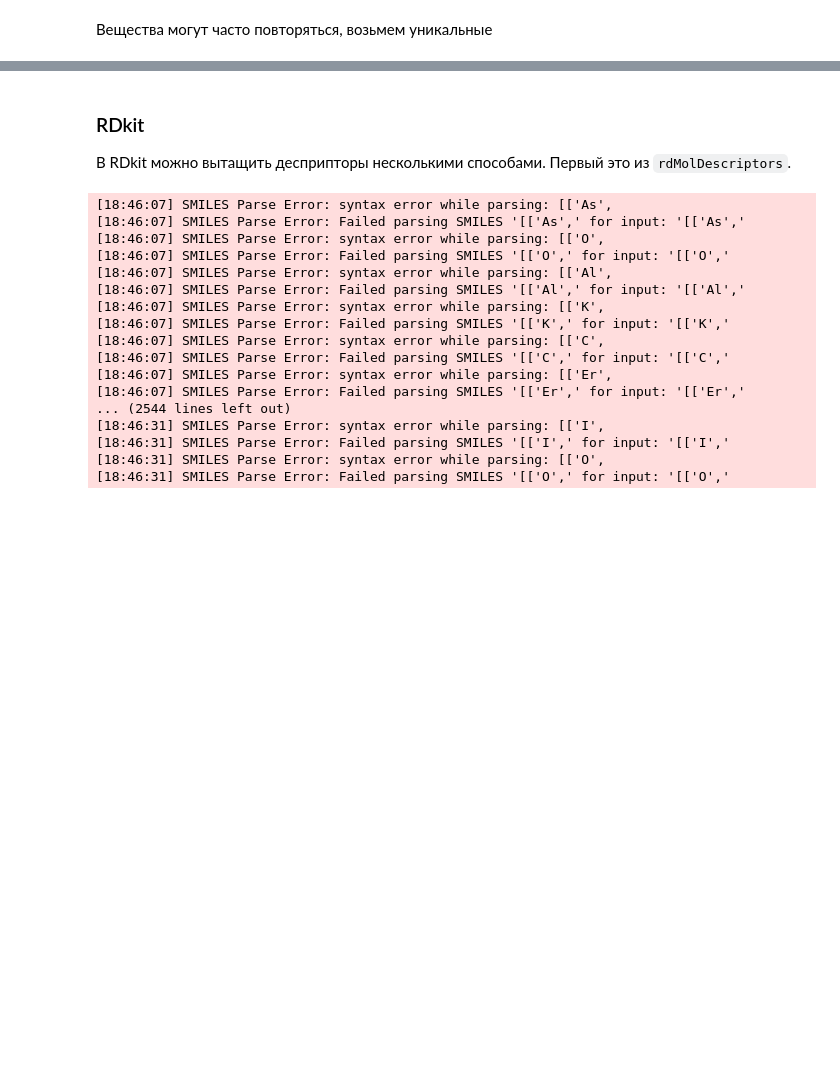
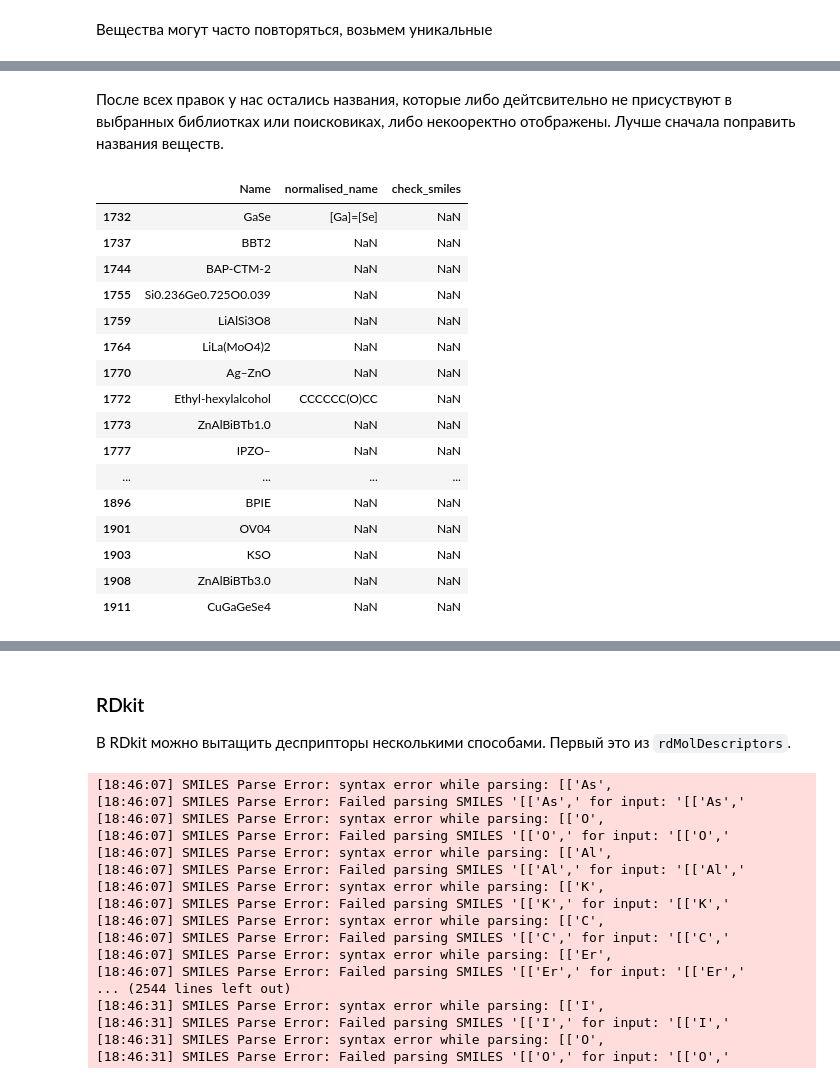
Before and after one commit to Gadeliya/Chemistry-algorithms-, a Jupyter notebook: API+Data_Preparation.ipynb, the cells around one changed output, grey strips where cells are left out. Cells and saved outputs as stored; diff of their text form; code cells hidden in the pictures; blank space fills up the shorter version.

```diff
--- a/API.ipynb
+++ b/API+Data_Preparation.ipynb
@@ -83,0 +84,3 @@ df_names = df['normalised_name'].drop_duplicates()
+# %%
+df_names['smiles'] = np.nan
+df_names.loc[~df_names['normalised_name'].isna(), 'smiles'] = df_names.loc[~df_names['normalised_name'].isna(),'Name'].apply(smiles)
@@ -83,0 +106,3 @@ df_names = df['normalised_name'].drop_duplicates()
+# %%
+df_names.loc[d[~d['smiles'].isna()].index, 'normalised_name'] = df_names.loc[d[~d['smiles'].isna()].index, 'smiles']
+df_names = df_names.drop('smiles', axis=1)
@@ -83,0 +111,10 @@ df_names = df['normalised_name'].drop_duplicates()
+# %%
+def check_smiles(smile):
+    mol = Chem.MolFromSmiles(smile)
+    if mol:
+      return True
+    else:
+      return False
+
+df_names['check_smiles'] = np.nan
+df_names.loc[~df_names['normalised_name'].isna(), 'check_smiles'] = df_names.loc[~df_names['normalised_name'].isna(),'normalised_name'].apply(check_smiles)
@@ -83,0 +141,12 @@ df_names = df['normalised_name'].drop_duplicates()
+# %%
+def CIRconvert(x):
+    try:
+        url = 'http://cactus.nci.nih.gov/chemical/structure/' + quote(x) + '/smiles'
+        ans = urlopen(url).read().decode('utf8')
+        print(x, ans)
+        return ans
+    except:
+        print(x,'not found')
+        return np.nan
+
+df_names.loc[df_names['normalised_name'].isna(), 'normalised_name'] = df_names.loc[df_names['normalised_name'].isna(),'Name'].apply(CIRconvert)
@@ -83,0 +201,22 @@ df_names = df['normalised_name'].drop_duplicates()
+# %% [markdown]
+После всех правок у нас остались названия, которые либо дейтсвительно не присуствуют в выбранных библиотках или поисковиках, либо некооректно отображены. Лучше сначала поправить названия веществ.
+# %%
+df_names[(df_names['check_smiles'].isna()) | (df_names['check_smiles'] is False)][300:]
+# %% [output]
+|  | Name | normalised_name | check_smiles |
+| 1732 | GaSe | [Ga]=[Se] | NaN |
+| 1737 | BBT2 | NaN | NaN |
+| 1744 | BAP-CTM-2 | NaN | NaN |
+| 1755 | Si0.236Ge0.725O0.039 | NaN | NaN |
+| 1759 | LiAlSi3O8 | NaN | NaN |
+| 1764 | LiLa(MoO4)2 | NaN | NaN |
+| 1770 | Ag–ZnO | NaN | NaN |
+| 1772 | Ethyl-hexylalcohol | CCCCCC(O)CC | NaN |
+| 1773 | ZnAlBiBTb1.0 | NaN | NaN |
+| 1777 | IPZO– | NaN | NaN |
+| ... | ... | ... | ... |
+| 1896 | BPIE | NaN | NaN |
+| 1901 | OV04 | NaN | NaN |
+| 1903 | KSO | NaN | NaN |
+| 1908 | ZnAlBiBTb3.0 | NaN | NaN |
+| 1911 | CuGaGeSe4 | NaN | NaN |
```
Also changed, not shown: parts of 41 cells of this notebook, 1 other file.
